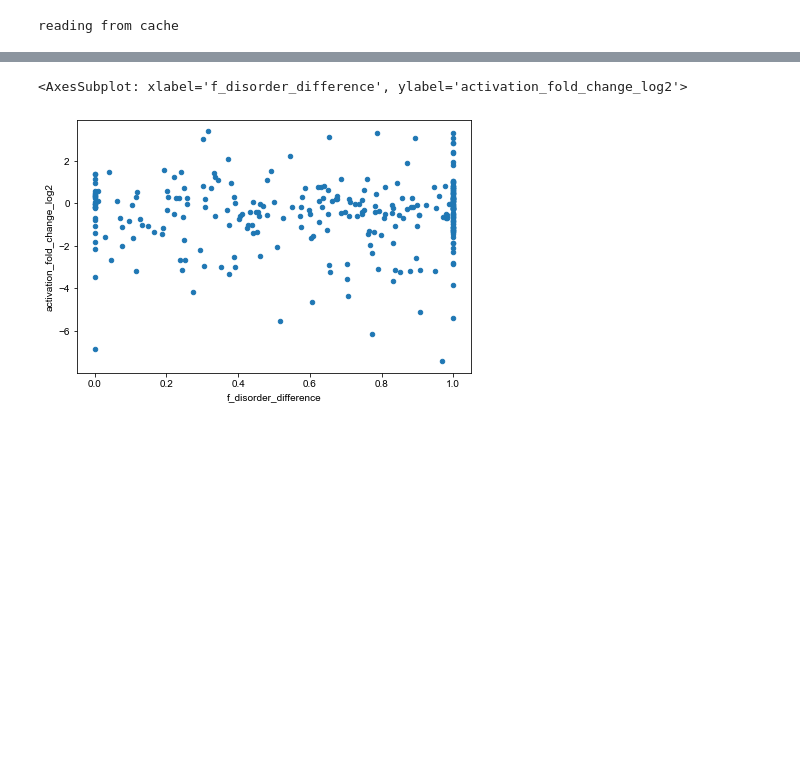
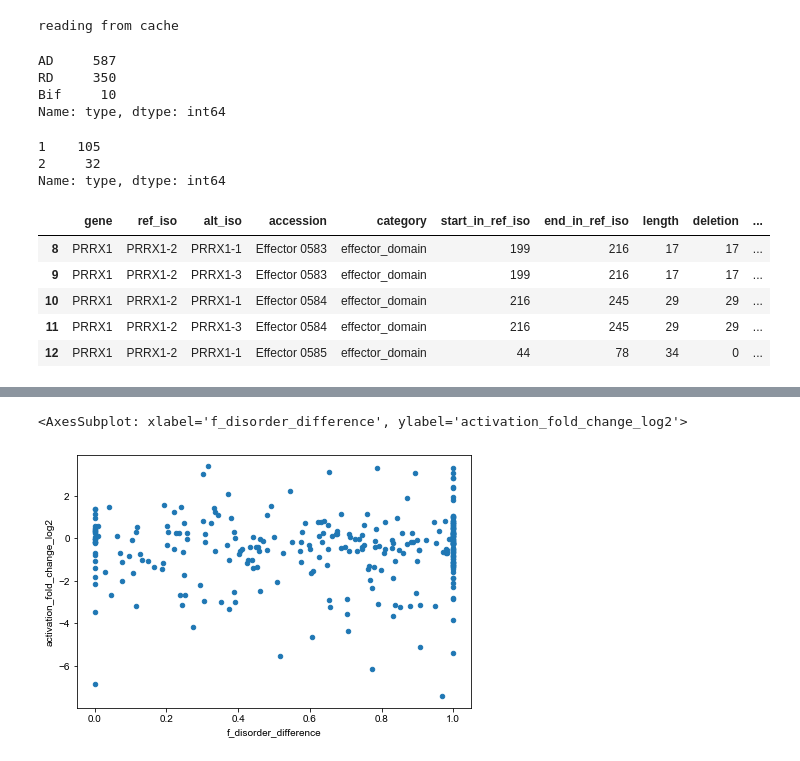
Before and after one commit to CCSB-DFCI/TF_isoforms_paper, a Jupyter notebook: src/activation_data.ipynb, the cells around one changed output, grey strips where cells are left out. Drawn from its saved outputs; the diff is of its cells as text; code cells hidden in the pictures; blank space fills up the shorter version.

```diff
--- a/src/activation_data.ipynb
+++ b/src/activation_data.ipynb
@@ -42,3 +42,36 @@ df['m1h_gte_2_fold_at_least_one_iso_per_gene'] = df['gene_symbol'].map(m1h.group
                                                                     ['gte_2_fold']
                                                                     .any())
 df['abs_activation_fold_change_log2'] = df['activation_fold_change_log2'].abs()
+# %%
+dom = pd.concat([g.aa_feature_disruption(g.cloned_reference_isoform.name) for g in tfs.values()])
+dom = dom.loc[dom['category'] == 'effector_domain', :]
+# %%
+# add activation or repression
+info = pd.read_excel('../data/external/Soto-et-al_MolCell_2022_Supplementary-tables.xlsx',
+                     sheet_name="Table S2")
+if info['Effector domain ID'].duplicated().any():
+    raise UserWarning('unexpected duplicates')
+info = info.set_index('Effector domain ID')
+dom['type'] = dom['accession'].map(info['Domain type'])
+# %%
+dom['type'].value_counts()
+# %% [output]
+AD     587
+RD     350
+Bif     10
+Name: type, dtype: int64
+# %%
+dom.groupby('gene')['type'].nunique().value_counts()
+# %% [output]
+1    105
+2     32
+Name: type, dtype: int64
+# %%
+dom.head()
+# %% [output]
+|  | gene | ref_iso | alt_iso | accession | category | start_in_ref_iso | end_in_ref_iso | length | deletion | ... |
+| 8 | PRRX1 | PRRX1-2 | PRRX1-1 | Effector 0583 | effector_domain | 199 | 216 | 17 | 17 | ... |
+| 9 | PRRX1 | PRRX1-2 | PRRX1-3 | Effector 0583 | effector_domain | 199 | 216 | 17 | 17 | ... |
+| 10 | PRRX1 | PRRX1-2 | PRRX1-1 | Effector 0584 | effector_domain | 216 | 245 | 29 | 29 | ... |
+| 11 | PRRX1 | PRRX1-2 | PRRX1-3 | Effector 0584 | effector_domain | 216 | 245 | 29 | 29 | ... |
+| 12 | PRRX1 | PRRX1-2 | PRRX1-1 | Effector 0585 | effector_domain | 44 | 78 | 34 | 0 | ... |
```
Also changed, not shown: parts of 8 cells of this notebook.
